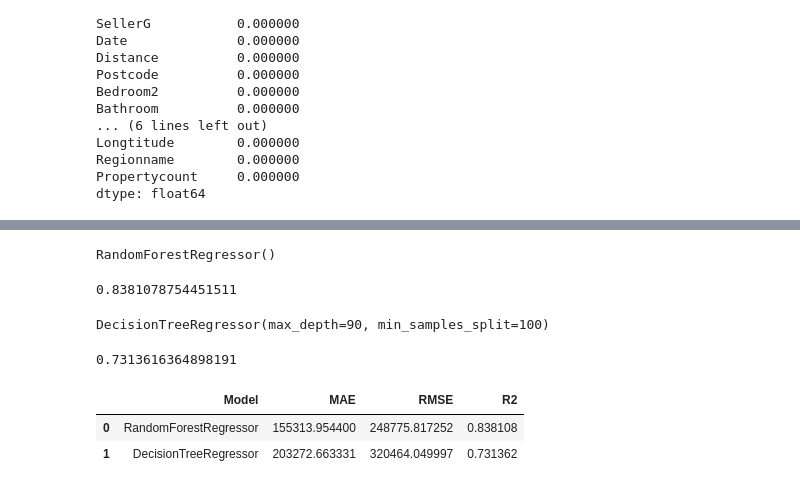
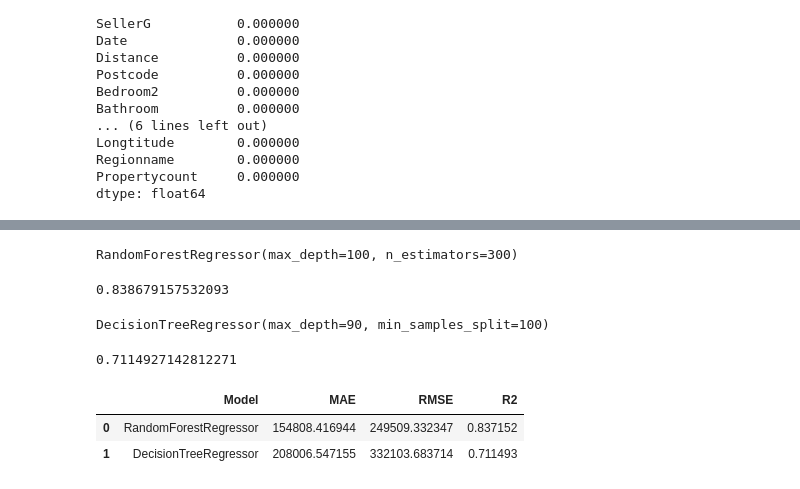
Before and after one commit to Nawfatnahin/Melbourne-House-Price-Prediction, a Jupyter notebook: House_Price_Prediction_Project.ipynb, the cells around one changed output, grey strips where cells are left out. Drawn from its saved outputs; the diff is of its cells as text; code cells hidden in the pictures.

```diff
--- a/House_Price_Prediction_Project.ipynb
+++ b/House_Price_Prediction_Project.ipynb
@@ -69,6 +71,6 @@ data['YearBuilt'] = 2026 - data['YearBuilt']
 # %%
 # Creating input and output
-x = data.drop(columns =['Regionname','Propertycount','Price','Postcode','Address','Date'], axis =1 )
+x = data.drop(columns =['Regionname','Propertycount','Price','Postcode','Address','Date','Suburb'], axis =1 )
 y = data["Price"]
 # %%
 # Train and Test data splitting
@@ -99,9 +101,9 @@ from sklearn.preprocessing import StandardScaler
 from sklearn.pipeline import Pipeline
 # %%
 # Listing columns for different processing
-missing_imput_cols1 = ['YearBuilt','BuildingArea']
+missing_imput_cols1 = ['YearBuilt','BuildingArea']#'landhousingratio']
 missing_imput_cols2 = ['Car']
-ohe_cols = ['Suburb','Method','Type','SellerG']
+ohe_cols = ['Method','Type','SellerG']
 
 # Making pipeline to process a column step by step
 pipeline = Pipeline([
@@ -129,61 +125,61 @@ X_test_scaled = scaler.transform(X_test_new)
 # Now, We will craft the models
 from sklearn.ensemble import RandomForestRegressor
 # %%
-lr = RandomForestRegressor()
+lr = RandomForestRegressor(n_estimators=300, max_depth= 100)
 
-lr.fit(X_train_scaled,Y_train)
+lr.fit(X_train_new,Y_train)
 # %% [output]
-RandomForestRegressor()
+RandomForestRegressor(max_depth=100, n_estimators=300)
 # %%
-lr.score(X_test_scaled,Y_test)
+lr.score(X_test_new,Y_test)
 # %% [output]
-0.8381078754451511
+0.838679157532093
 # %%
 # Second Model
 from sklearn.tree import DecisionTreeRegressor
 # %%
 dtr = DecisionTreeRegressor(min_samples_split=100, max_depth= 90)
 # %%
-dtr.fit(X_train_scaled,Y_train)
+dtr.fit(X_train_new,Y_train)
 # %% [output]
 DecisionTreeRegressor(max_depth=90, min_samples_split=100)
 # %%
-dtr.score(X_test_scaled,Y_test)
+dtr.score(X_test_new,Y_test)
 # %% [output]
-0.7313616364898191
+0.7114927142812271
 # %%
 # Now , we will compare MAE, RMSE and R2 for each model
 from sklearn.metrics import mean_absolute_error, mean_squared_error, r2_score
 
-y_pred_lr = lr.predict(X_test_scaled)
-y_pred_dtr = dtr.predict(X_test_scaled)
+y_pred_lr = lr.predict(X_test_new)
+y_pred_dtr = dtr.predict(X_test_new)
 
 results = [
     {
         "Model": "RandomForestRegressor",
         "MAE": mean_absolute_error(Y_test, y_pred_lr),
         "RMSE": np.sqrt(mean_squared_error(Y_test, y_pred_lr)),
         "R2": r2_score(Y_test, y_pred_lr)
     },
     {
         "Model": "DecisionTreeRegressor",
         "MAE": mean_absolute_error(Y_test, y_pred_dtr),
         "RMSE": np.sqrt(mean_squared_error(Y_test, y_pred_dtr)),
         "R2": r2_score(Y_test, y_pred_dtr)
     },
 
 ]
 
 pd.DataFrame(results)
 
 # Seeing the result data frame we can say ->
 # 1. Random Forest has lower MAE and RMSE which means smaller average errors.
 # 2. Random Forest has higher R² (0.837 vs 0.728) meaning randome forest regression fits better.
 # 3. RMSE > MAE for both --> some large errors (outliers) are present pulling RMSE up.
 # %% [output]
 |  | Model | MAE | RMSE | R2 |
-| 0 | RandomForestRegressor | 155313.954400 | 248775.817252 | 0.838108 |
-| 1 | DecisionTreeRegressor | 203272.663331 | 320464.049997 | 0.731362 |
+| 0 | RandomForestRegressor | 154808.416944 | 249509.332347 | 0.837152 |
+| 1 | DecisionTreeRegressor | 208006.547155 | 332103.683714 | 0.711493 |
 # %%
 # extracting the most influential features
 
```
Also changed, not shown: parts of 4 cells of this notebook.
